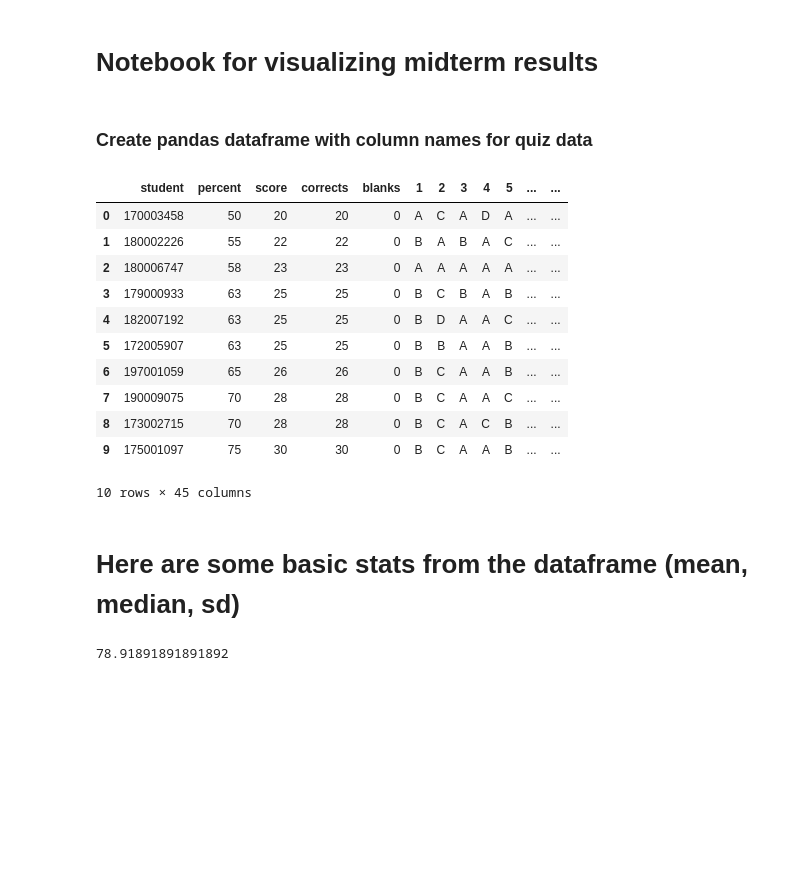
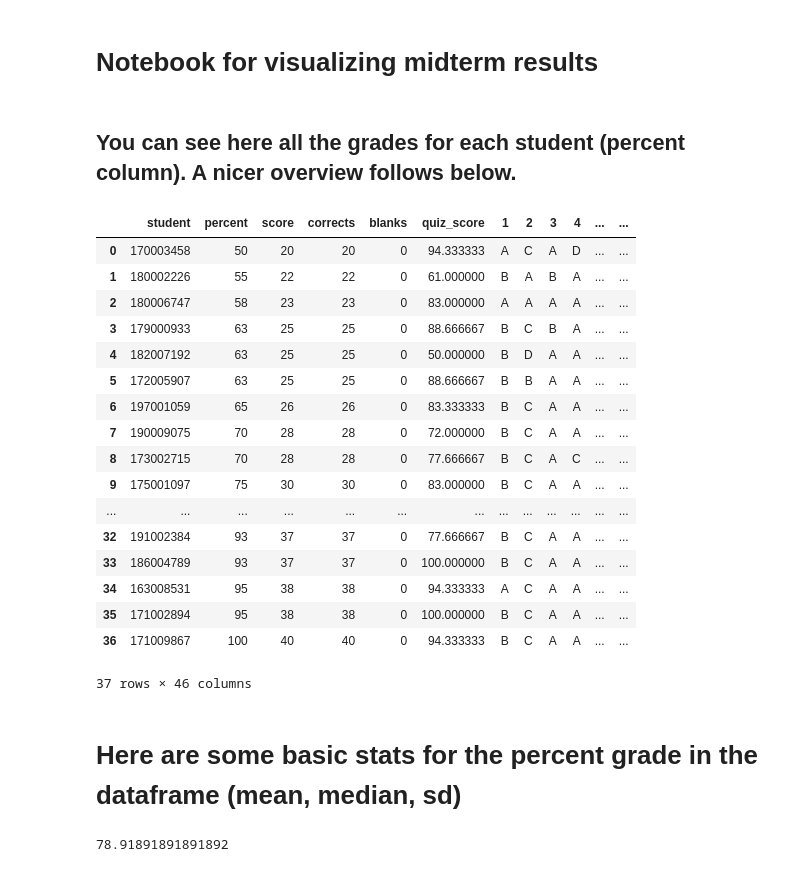
Before and after one commit to MalteGueth/test, a Jupyter notebook: midterms_stats.ipynb, the cells around one changed output. Saved outputs shown, nothing was run; the diff lists cells and outputs as text; code cells hidden in the pictures; blank space fills up the shorter version.

```diff
--- a/midterms_stats.ipynb
+++ b/midterms_stats.ipynb
@@ -6,32 +6,38 @@ import seaborn as sns
 import matplotlib.pyplot as plt
 import matplotlib
 import numpy as np
-# %% [markdown]
-### Create pandas dataframe with column names for quiz data
+# %% [markdown]
+## You can see here all the grades for each student (percent column). A nicer overview follows below.
 # %%
 file = '/Users/maltegueth/Documents/midterms_scores.csv'
 
 questions = [str(x) for x in range(1,41)]
 
-columns = ['student', 'percent', 'score', 'corrects', 'blanks'] + questions
+columns = ['student', 'percent', 'score', 'corrects', 'blanks', 'quiz_score'] + questions
 data = pd.read_csv(file, sep=',', names=columns)
 # %%
-data[:10]
+data
 # %% [output]
-|  | student | percent | score | corrects | blanks | 1 | 2 | 3 | 4 | 5 | ... | ... |
-| 0 | 170003458 | 50 | 20 | 20 | 0 | A | C | A | D | A | ... | ... |
-| 1 | 180002226 | 55 | 22 | 22 | 0 | B | A | B | A | C | ... | ... |
-| 2 | 180006747 | 58 | 23 | 23 | 0 | A | A | A | A | A | ... | ... |
-| 3 | 179000933 | 63 | 25 | 25 | 0 | B | C | B | A | B | ... | ... |
-| 4 | 182007192 | 63 | 25 | 25 | 0 | B | D | A | A | C | ... | ... |
-| 5 | 172005907 | 63 | 25 | 25 | 0 | B | B | A | A | B | ... | ... |
-| 6 | 197001059 | 65 | 26 | 26 | 0 | B | C | A | A | B | ... | ... |
-| 7 | 190009075 | 70 | 28 | 28 | 0 | B | C | A | A | C | ... | ... |
-| 8 | 173002715 | 70 | 28 | 28 | 0 | B | C | A | C | B | ... | ... |
-| 9 | 175001097 | 75 | 30 | 30 | 0 | B | C | A | A | B | ... | ... |
+|  | student | percent | score | corrects | blanks | quiz_score | 1 | 2 | 3 | 4 | ... | ... |
+| 0 | 170003458 | 50 | 20 | 20 | 0 | 94.333333 | A | C | A | D | ... | ... |
+| 1 | 180002226 | 55 | 22 | 22 | 0 | 61.000000 | B | A | B | A | ... | ... |
+| 2 | 180006747 | 58 | 23 | 23 | 0 | 83.000000 | A | A | A | A | ... | ... |
+| 3 | 179000933 | 63 | 25 | 25 | 0 | 88.666667 | B | C | B | A | ... | ... |
+| 4 | 182007192 | 63 | 25 | 25 | 0 | 50.000000 | B | D | A | A | ... | ... |
+| 5 | 172005907 | 63 | 25 | 25 | 0 | 88.666667 | B | B | A | A | ... | ... |
+| 6 | 197001059 | 65 | 26 | 26 | 0 | 83.333333 | B | C | A | A | ... | ... |
+| 7 | 190009075 | 70 | 28 | 28 | 0 | 72.000000 | B | C | A | A | ... | ... |
+| 8 | 173002715 | 70 | 28 | 28 | 0 | 77.666667 | B | C | A | C | ... | ... |
+| 9 | 175001097 | 75 | 30 | 30 | 0 | 83.000000 | B | C | A | A | ... | ... |
+| ... | ... | ... | ... | ... | ... | ... | ... | ... | ... | ... | ... | ... |
+| 32 | 191002384 | 93 | 37 | 37 | 0 | 77.666667 | B | C | A | A | ... | ... |
+| 33 | 186004789 | 93 | 37 | 37 | 0 | 100.000000 | B | C | A | A | ... | ... |
+| 34 | 163008531 | 95 | 38 | 38 | 0 | 94.333333 | A | C | A | A | ... | ... |
+| 35 | 171002894 | 95 | 38 | 38 | 0 | 100.000000 | B | C | A | A | ... | ... |
+| 36 | 171009867 | 100 | 40 | 40 | 0 | 94.333333 | B | C | A | A | ... | ... |
-10 rows × 45 columns
+37 rows × 46 columns
 # %% [markdown]
-# Here are some basic stats from the dataframe (mean, median, sd)
+# Here are some basic stats for the percent grade in the dataframe (mean, median, sd)
 # %%
 data.percent.mean()
 # %% [output]
```
Also changed, not shown: parts of 18 cells of this notebook.
